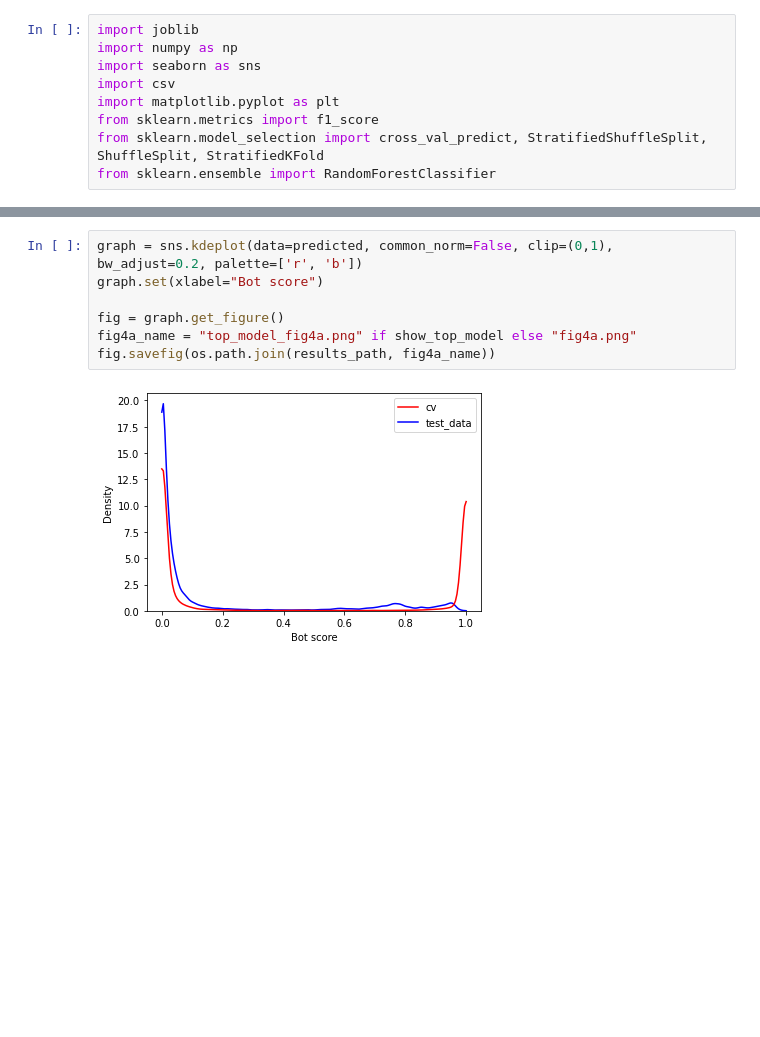
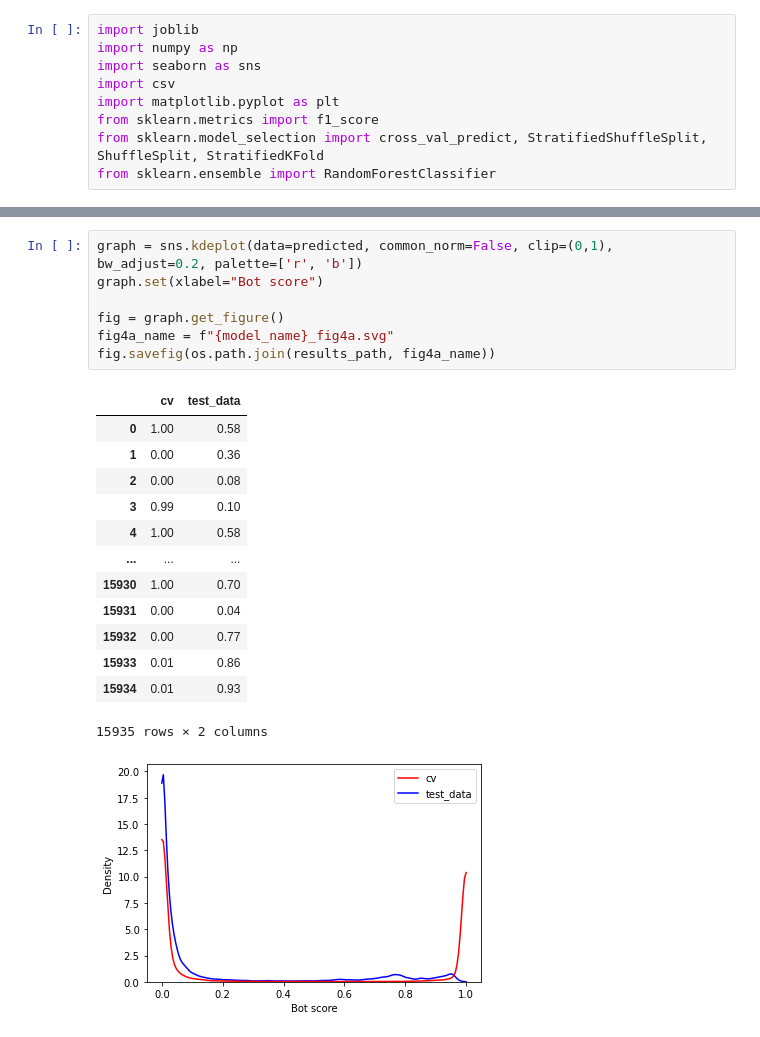
Before and after one commit to KatrinaLiqy/SocialBotDetection, a Jupyter notebook: DataAnalysis.ipynb, the cells around one changed output, grey strips where cells are left out. Drawn from its saved outputs; the diff is of its cells as text; blank space fills up the shorter version.

```diff
--- a/DataAnalysis.ipynb
+++ b/DataAnalysis.ipynb
@@ -331,11 +319,24 @@ Finished 1.0
 # %%
 graph = sns.kdeplot(data=predicted, common_norm=False, clip=(0,1), bw_adjust=0.2, palette=['r', 'b'])
 graph.set(xlabel="Bot score")
 
 fig = graph.get_figure()
-fig4a_name = "top_model_fig4a.png" if show_top_model else "fig4a.png"
+fig4a_name = f"{model_name}_fig4a.svg"
 fig.savefig(os.path.join(results_path, fig4a_name))
 # %% [output]
+|  | cv | test_data |
+| 0 | 1.00 | 0.58 |
+| 1 | 0.00 | 0.36 |
+| 2 | 0.00 | 0.08 |
+| 3 | 0.99 | 0.10 |
+| 4 | 1.00 | 0.58 |
+| ... | ... | ... |
+| 15930 | 1.00 | 0.70 |
+| 15931 | 0.00 | 0.04 |
+| 15932 | 0.00 | 0.77 |
+| 15933 | 0.01 | 0.86 |
+| 15934 | 0.01 | 0.93 |
+15935 rows × 2 columns
 [figure]
 # %%
 
```
Also changed, not shown: parts of 19 cells of this notebook, 9 other files.
